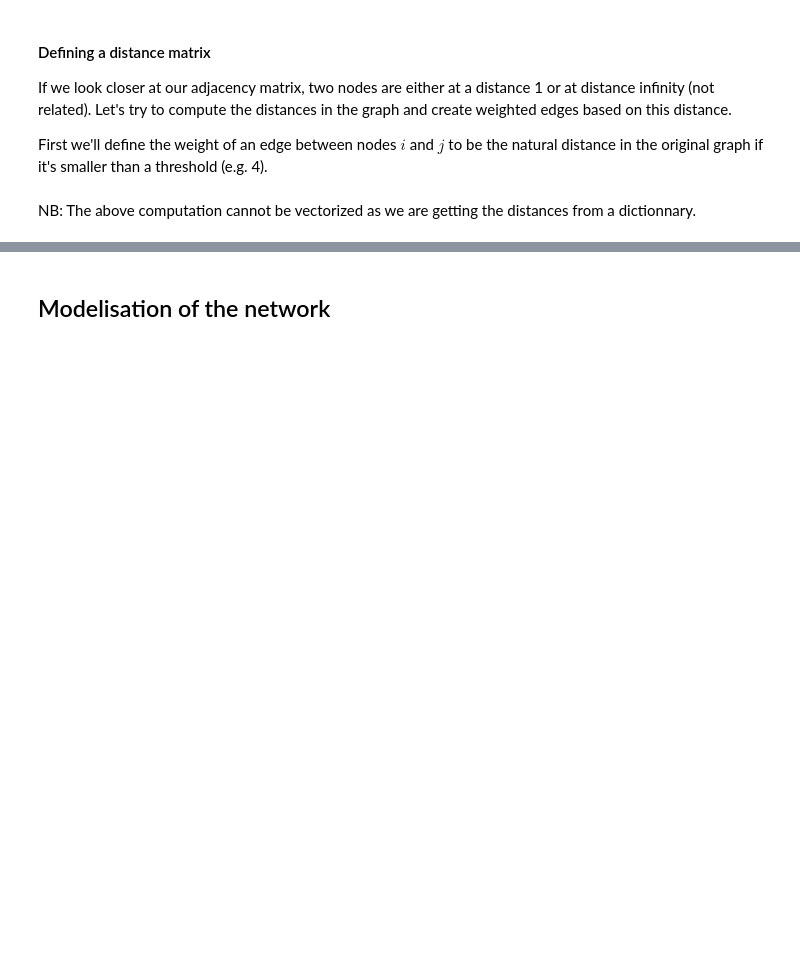
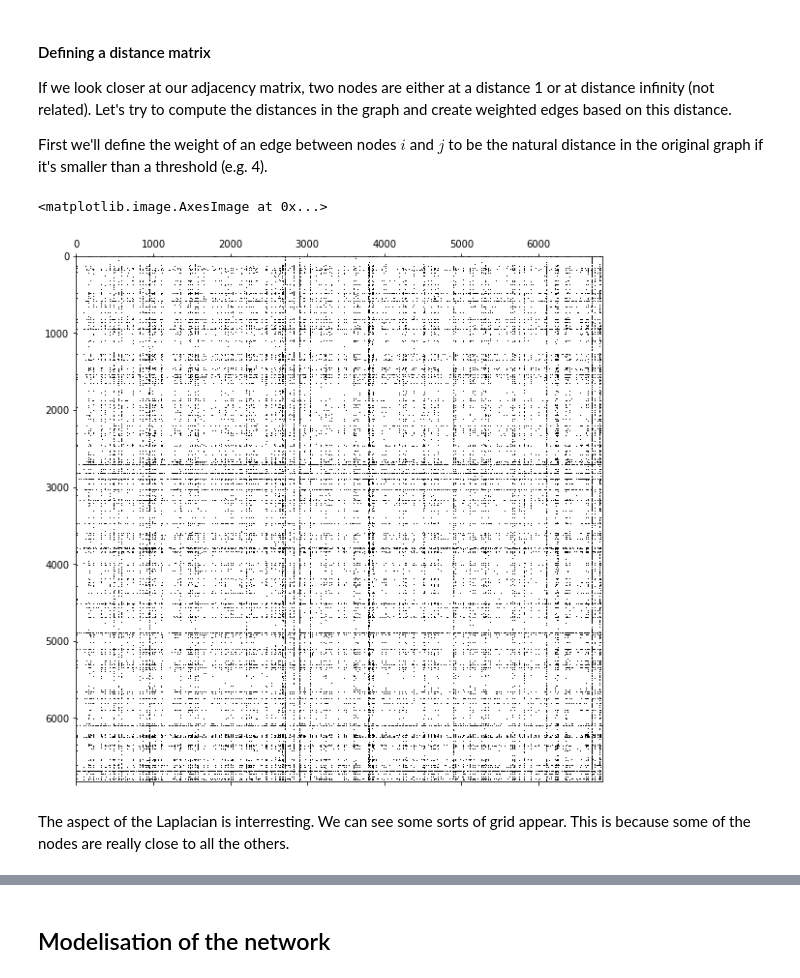
Before and after one commit to armand33/wikipedia_graph, a Jupyter notebook: ntds_project.ipynb, the cells around one changed output, grey strips where cells are left out. Cells and saved outputs as stored; diff of their text form; code cells hidden in the pictures; blank space fills up the shorter version.

```diff
--- a/ntds_project.ipynb
+++ b/ntds_project.ipynb
@@ -240,0 +207,2 @@ The average degree of the network is 107.58.
+# %%
+p = load_obj('shortest_paths')
@@ -319,7 +302,12 @@ for i in range(len(network)):
-# %% [markdown]
-NB: The above computation cannot be vectorized as we are getting the distances from a dictionnary.
+# %%
+weights = np.exp(distances)
 # %%
-laplacian = np.diag(1/np.sqrt(degrees)).dot((np.diag(degrees) - w).dot(np.diag(1/np.sqrt(degrees))))
+laplacian = np.diag(1/np.sqrt(degrees)).dot((np.diag(degrees) - weights).dot(np.diag(1/np.sqrt(degrees))))
 
-plt.spy(laplacian)
+plt.spy(laplacian, precision=1)
+# %% [output]
+<matplotlib.image.AxesImage at 0x...>
+[figure, added]
+# %% [markdown]
+The aspect of the Laplacian is interresting. We can see some sorts of grid appear. This is because some of the nodes are really close to all the others.
 # %%
```
Also changed, not shown: parts of 54 cells of this notebook, 13 other files.
